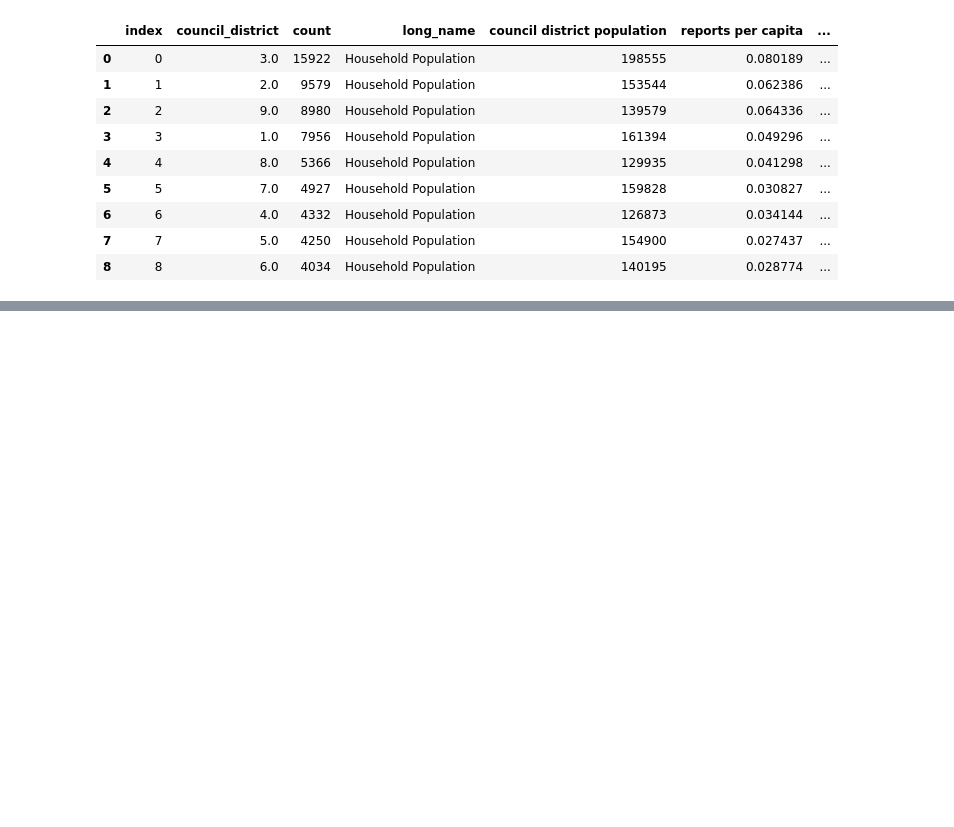
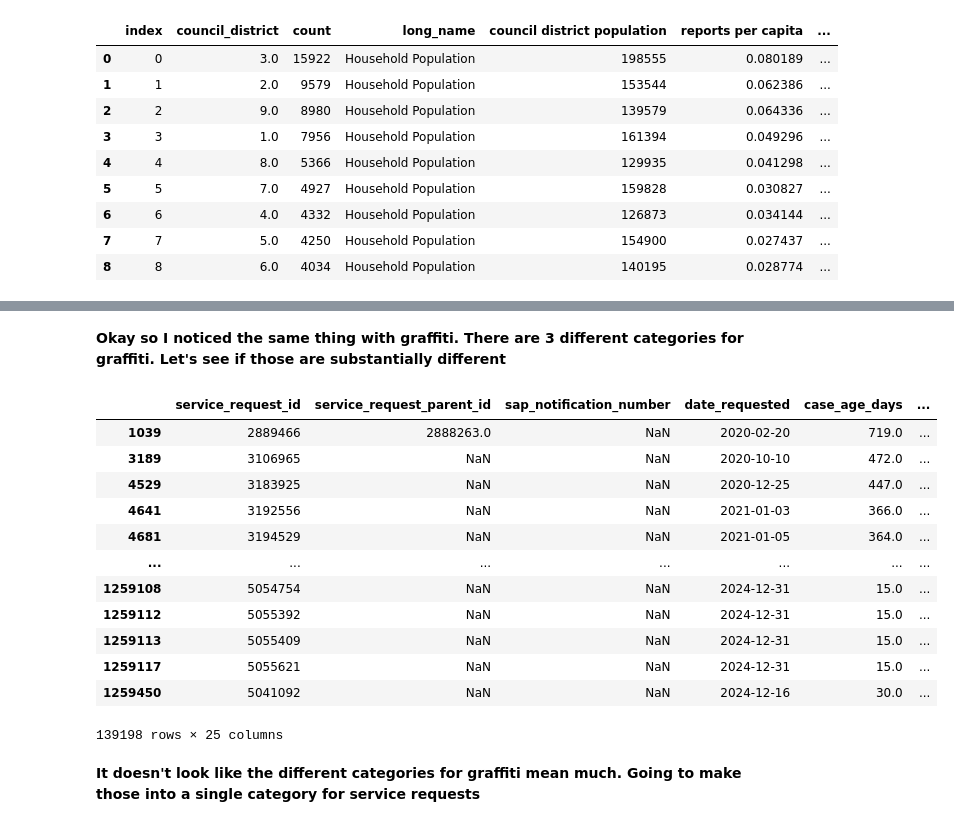
Before and after one commit to cohaya/311-data-chikodi, a Jupyter notebook: San Diego.ipynb, the cells around one changed output, grey strips where cells are left out. Cells and saved outputs as stored; diff of their text form; code cells hidden in the pictures; blank space fills up the shorter version.

```diff
--- a/San Diego.ipynb
+++ b/San Diego.ipynb
@@ -419,0 +611,2 @@ alt.Chart(merged_districts).mark_circle().encode(
+# %%
+newdata['service_name'] = newdata['service_name'].replace('Parking Violation', 'Parking')
@@ -419,0 +635,24 @@ alt.Chart(merged_districts).mark_circle().encode(
+# %% [markdown]
+**Okay so I noticed the same thing with graffiti. There are 3 different categories for graffiti. Let's see if those are substantially different**
+# %%
+newdata['service_name'] = newdata['service_name'].replace('Parking Violation', 'Parking')
+# %%
+graffiti = newdata[newdata['service_name'].str.contains('Graffiti', case=False, na=False)]
+# %%
+graffiti
+# %% [output]
+|  | service_request_id | service_request_parent_id | sap_notification_number | date_requested | case_age_days | ... |
+| 1039 | 2889466 | 2888263.0 | NaN | 2020-02-20 | 719.0 | ... |
+| 3189 | 3106965 | NaN | NaN | 2020-10-10 | 472.0 | ... |
+| 4529 | 3183925 | NaN | NaN | 2020-12-25 | 447.0 | ... |
+| 4641 | 3192556 | NaN | NaN | 2021-01-03 | 366.0 | ... |
+| 4681 | 3194529 | NaN | NaN | 2021-01-05 | 364.0 | ... |
+| ... | ... | ... | ... | ... | ... | ... |
+| 1259108 | 5054754 | NaN | NaN | 2024-12-31 | 15.0 | ... |
+| 1259112 | 5055392 | NaN | NaN | 2024-12-31 | 15.0 | ... |
+| 1259113 | 5055409 | NaN | NaN | 2024-12-31 | 15.0 | ... |
+| 1259117 | 5055621 | NaN | NaN | 2024-12-31 | 15.0 | ... |
+| 1259450 | 5041092 | NaN | NaN | 2024-12-16 | 30.0 | ... |
+139198 rows × 25 columns
+# %% [markdown]
+**It doesn't look like the different categories for graffiti mean much. Going to make those into a single category for service requests**
```
Also changed, not shown: parts of 49 cells of this notebook.
